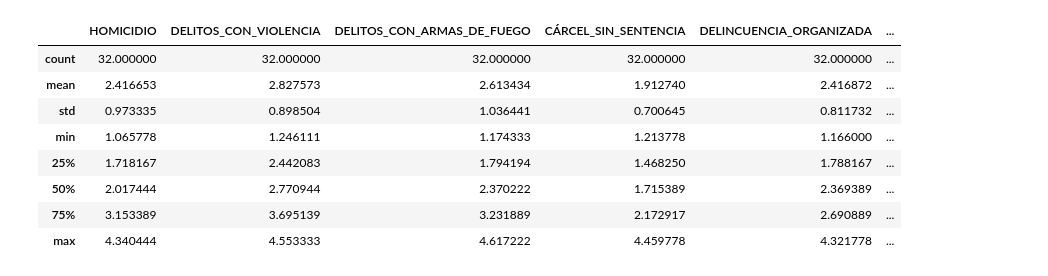
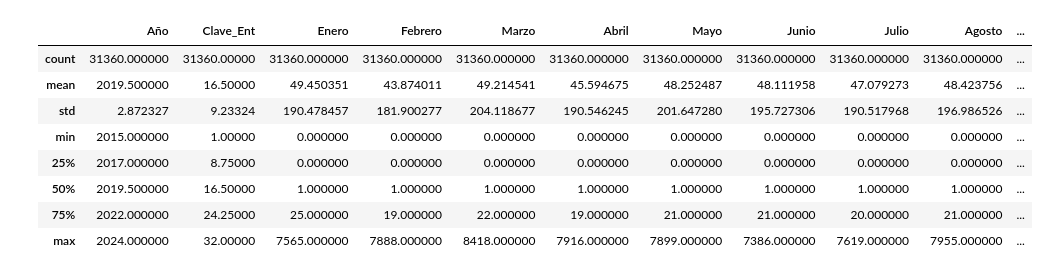
Before and after one commit to GustavoMex18/Analisis_IPM, a Jupyter notebook: AnalisisExploratorio.ipynb, the cells around one changed output. Drawn from its saved outputs; the diff is of its cells as text; code cells hidden in the pictures.

```diff
--- a/AnalisisExploratorio.ipynb
+++ b/AnalisisExploratorio.ipynb
@@ -62,0 +11,4 @@ df['IMPACTO_ECONOMICO_PER_CAPITA'] = df['IMPACTO_ECONOMICO_PER_CAPITA'].apply(la
+# %%
+df = pd.read_csv('datos/SESNSP/IDEFC_NM_ene24.csv', encoding = "ISO-8859-1")
+df = df.fillna(value = 0)
+df.head(3)
@@ -102,0 +43,2 @@ df2
+# %%
+df['Enero'] = df['Enero'].astype(float)
@@ -102,0 +68,2 @@ df2
+# %%
+df['Total_delitos'] = df['Enero'] + df['Febrero'] + df['Marzo'] + df['Abril'] + df['Mayo'] + df['Junio'] + df['Julio'] + df['Agosto'] + df['Septiembre'] + df['Octubre'] + df['Noviembre'] + df['Diciembre']
@@ -103,12 +86,12 @@ df2
 # %%
-df2.describe()
+df.describe()
 # %% [output]
-|  | HOMICIDIO | DELITOS_CON_VIOLENCIA | DELITOS_CON_ARMAS_DE_FUEGO | CÁRCEL_SIN_SENTENCIA | DELINCUENCIA_ORGANIZADA | ... |
-| count | 32.000000 | 32.000000 | 32.000000 | 32.000000 | 32.000000 | ... |
-| mean | 2.416653 | 2.827573 | 2.613434 | 1.912740 | 2.416872 | ... |
-| std | 0.973335 | 0.898504 | 1.036441 | 0.700645 | 0.811732 | ... |
-| min | 1.065778 | 1.246111 | 1.174333 | 1.213778 | 1.166000 | ... |
-| 25% | 1.718167 | 2.442083 | 1.794194 | 1.468250 | 1.788167 | ... |
-| 50% | 2.017444 | 2.770944 | 2.370222 | 1.715389 | 2.369389 | ... |
-| 75% | 3.153389 | 3.695139 | 3.231889 | 2.172917 | 2.690889 | ... |
-| max | 4.340444 | 4.553333 | 4.617222 | 4.459778 | 4.321778 | ... |
+|  | Año | Clave_Ent | Enero | Febrero | Marzo | Abril | Mayo | Junio | Julio | Agosto | ... |
+| count | 31360.000000 | 31360.00000 | 31360.000000 | 31360.000000 | 31360.000000 | 31360.000000 | 31360.000000 | 31360.000000 | 31360.000000 | 31360.000000 | ... |
+| mean | 2019.500000 | 16.50000 | 49.450351 | 43.874011 | 49.214541 | 45.594675 | 48.252487 | 48.111958 | 47.079273 | 48.423756 | ... |
+| std | 2.872327 | 9.23324 | 190.478457 | 181.900277 | 204.118677 | 190.546245 | 201.647280 | 195.727306 | 190.517968 | 196.986526 | ... |
+| min | 2015.000000 | 1.00000 | 0.000000 | 0.000000 | 0.000000 | 0.000000 | 0.000000 | 0.000000 | 0.000000 | 0.000000 | ... |
+| 25% | 2017.000000 | 8.75000 | 0.000000 | 0.000000 | 0.000000 | 0.000000 | 0.000000 | 0.000000 | 0.000000 | 0.000000 | ... |
+| 50% | 2019.500000 | 16.50000 | 1.000000 | 1.000000 | 1.000000 | 1.000000 | 1.000000 | 1.000000 | 1.000000 | 1.000000 | ... |
+| 75% | 2022.000000 | 24.25000 | 25.000000 | 19.000000 | 22.000000 | 19.000000 | 21.000000 | 21.000000 | 20.000000 | 21.000000 | ... |
+| max | 2024.000000 | 32.00000 | 7565.000000 | 7888.000000 | 8418.000000 | 7916.000000 | 7899.000000 | 7386.000000 | 7619.000000 | 7955.000000 | ... |
```
Also changed, not shown: parts of 75 cells of this notebook.
